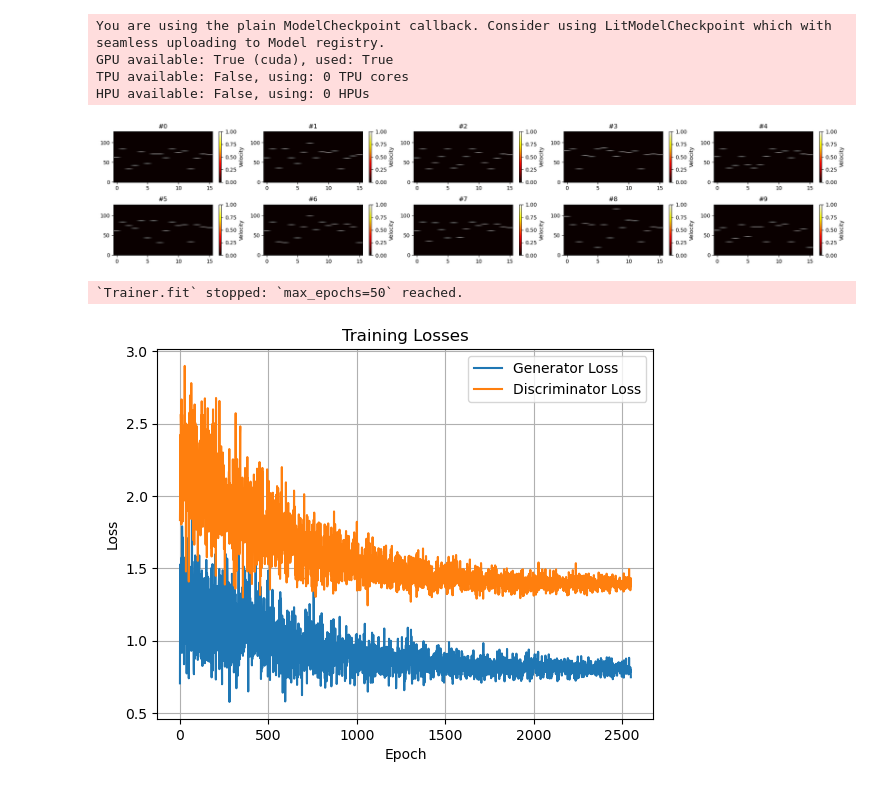
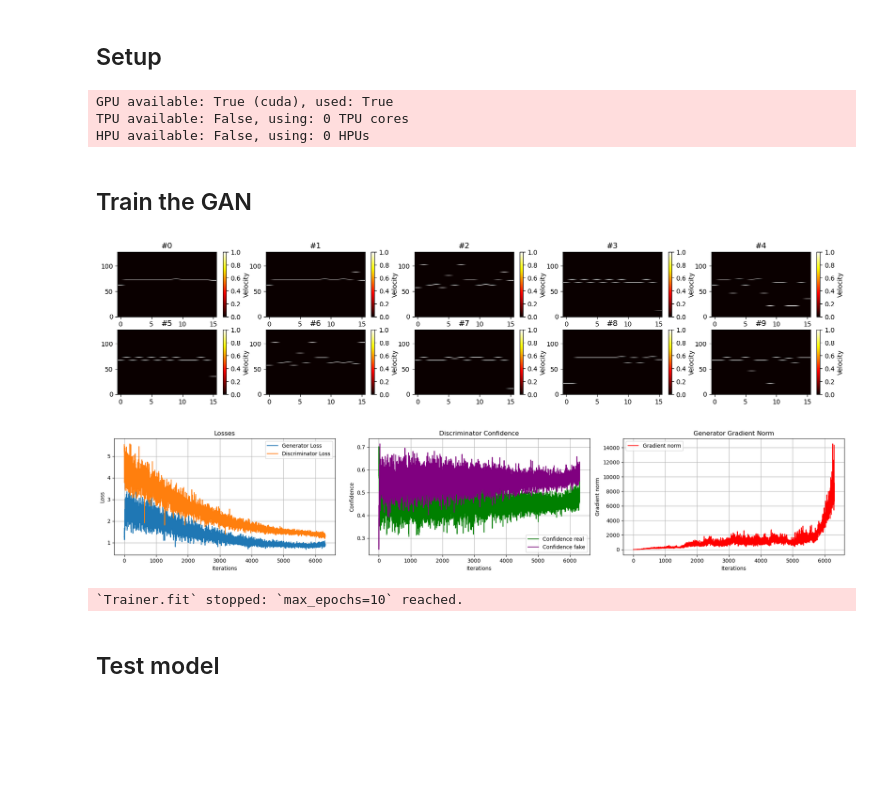
Before and after one commit to Ultimi-Sumiti/GAN_Music_Generator, a Jupyter notebook: train_model_v1.ipynb, the cells around one changed output. Drawn from its saved outputs; the diff is of its cells as text; code cells hidden in the pictures; blank space fills up the shorter version.

Commit message:
model_v1: updated model and notebook. No more updates (obsolete)

```diff
--- a/train_model_v1.ipynb
+++ b/train_model_v1.ipynb
@@ -31 +91,3 @@ class LossTracker(L.Callback):
         plt.show()
+# %% [markdown]
+## Setup
@@ -32,8 +100,32 @@ class LossTracker(L.Callback):
+# %%
+# Define batch size.
+BATCH_SIZE = 72
+
+# Define the datamodule.
+datamodule = MaestroV3DataModule(
+    DATASET_PATH,
+    mode="single",
+    batch_size=BATCH_SIZE,
+    preload_gpu=True
+)
+
+# Define latent dim (noise in Generator input)
+LATENT_DIM = 100
+
+# Define the loss tracker callback.
+loss_tracker = LossTracker(latent_dim=LATENT_DIM)
+
+# Define the checkpoint callback.
+checkpoint_callback = ModelCheckpoint(
+        filename="fa_classifier_{epoch:02d}", # Log each epoch.
+        every_n_epochs=1,
+        save_top_k=-1
+    )
 # %%
 # Create the GAN.
 model = GAN(
-    lr_d=0.00005,
-    lr_g = 0.0002,
+    lr_d=0.00001,
+    lr_g = 0.0003,
     b1=0.5,
     b2=0.999,
     lambda_1=0.1,
@@ -43,39 +135,31 @@ model = GAN(
     dis_updates=1,
     mbd_B_dim=10,
     mbd_C_dim=5,
-    batch_size=72,
     a=200,
     apply_mbd=True
 )
-
-# Dataset.
-data_file_path = "data/preprocessed/maestro-v3.0.0/dataset1/1K_dataset.h5"
-dm = MaestroV3DataModule(data_file_path)
-
-# LossTracker.
-loss_tracker = LossTracker()
 
 # Define the trainer.
 trainer = L.Trainer(
     accelerator="auto",
     devices=1,
-    max_epochs=50,
-    callbacks=[loss_tracker]
+    max_epochs=10,
+    callbacks=[loss_tracker, checkpoint_callback]
 )
 # %% [output]
-You are using the plain ModelCheckpoint callback. Consider using LitModelCheckpoint which with seamless uploading to Model registry.
 GPU available: True (cuda), used: True
 TPU available: False, using: 0 TPU cores
 HPU available: False, using: 0 HPUs
+# %% [markdown]
+## Train the GAN
 # %%
-trainer.fit(model, dm)
+trainer.fit(model, datamodule)
 # %% [output]
-[figure, old version]
+[figure, new version]
+[figure, added]
-`Trainer.fit` stopped: `max_epochs=50` reached.
+`Trainer.fit` stopped: `max_epochs=10` reached.
-# %%
-loss_tracker.plot()
-# %% [output]
-[figure, removed]
+# %% [markdown]
+## Test model
 # %%
 # Set model in evaluation.
 model.eval()
```
Also changed, not shown: parts of 11 cells of this notebook, 1 other file.
